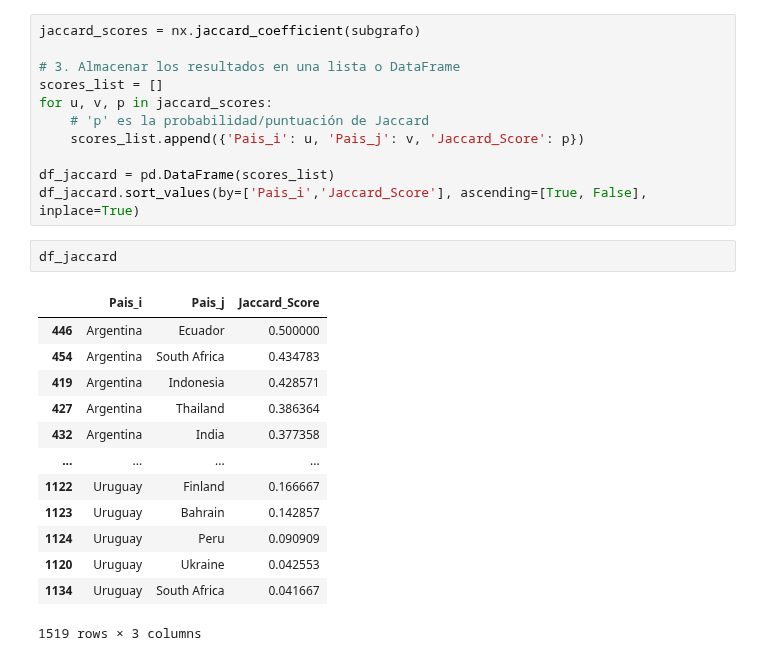
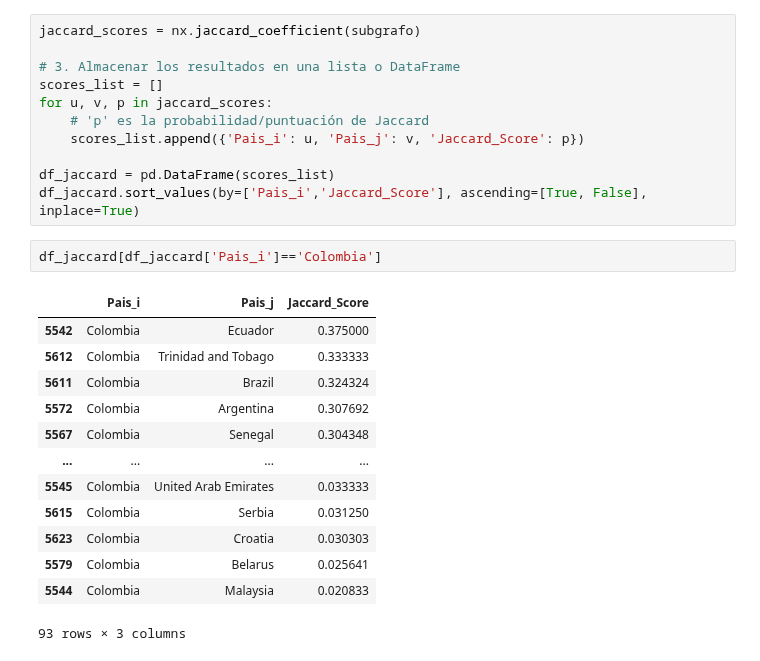
Before and after one commit to hubcborja/Trabajo_grado_ECIJG, a Jupyter notebook: Graficacion_red_convenios_Doble_Tributacion.ipynb, the cells around one changed output. Drawn from its saved outputs; the diff is of its cells as text.

```diff
--- a/Graficacion_red_convenios_Doble_Tributacion.ipynb
+++ b/Graficacion_red_convenios_Doble_Tributacion.ipynb
@@ -206,19 +273,19 @@ for u, v, p in jaccard_scores:
 
 df_jaccard = pd.DataFrame(scores_list)
 df_jaccard.sort_values(by=['Pais_i','Jaccard_Score'], ascending=[True, False], inplace=True)
-# %%
-df_jaccard
-# %% [output]
-|  | Pais_i | Pais_j | Jaccard_Score |
-| 446 | Argentina | Ecuador | 0.500000 |
-| 454 | Argentina | South Africa | 0.434783 |
-| 419 | Argentina | Indonesia | 0.428571 |
-| 427 | Argentina | Thailand | 0.386364 |
-| 432 | Argentina | India | 0.377358 |
-| ... | ... | ... | ... |
-| 1122 | Uruguay | Finland | 0.166667 |
-| 1123 | Uruguay | Bahrain | 0.142857 |
-| 1124 | Uruguay | Peru | 0.090909 |
-| 1120 | Uruguay | Ukraine | 0.042553 |
-| 1134 | Uruguay | South Africa | 0.041667 |
-1519 rows × 3 columns
+# %%
+df_jaccard[df_jaccard['Pais_i']=='Colombia']
+# %% [output]
+|  | Pais_i | Pais_j | Jaccard_Score |
+| 5542 | Colombia | Ecuador | 0.375000 |
+| 5612 | Colombia | Trinidad and Tobago | 0.333333 |
+| 5611 | Colombia | Brazil | 0.324324 |
+| 5572 | Colombia | Argentina | 0.307692 |
+| 5567 | Colombia | Senegal | 0.304348 |
+| ... | ... | ... | ... |
+| 5545 | Colombia | United Arab Emirates | 0.033333 |
+| 5615 | Colombia | Serbia | 0.031250 |
+| 5623 | Colombia | Croatia | 0.030303 |
+| 5579 | Colombia | Belarus | 0.025641 |
+| 5544 | Colombia | Malaysia | 0.020833 |
+93 rows × 3 columns
```
Also changed, not shown: parts of 14 cells of this notebook.
